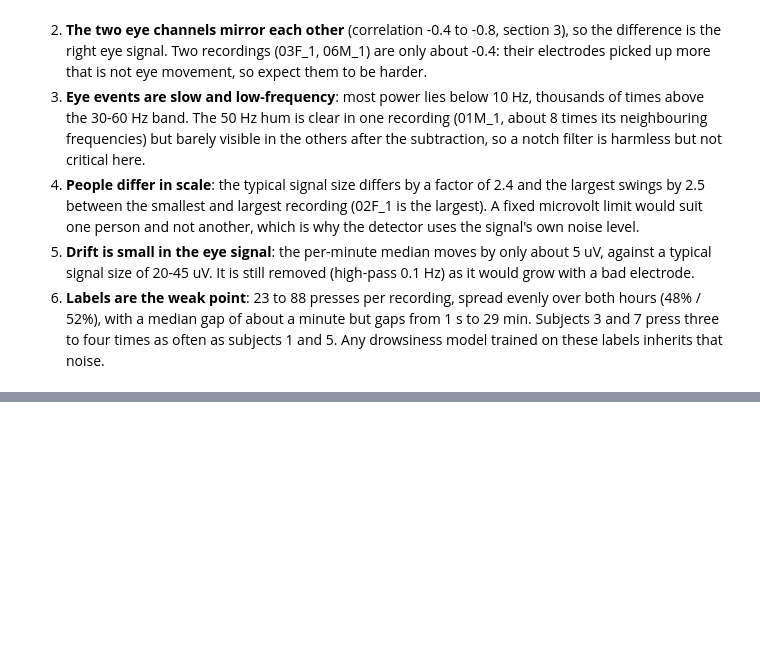
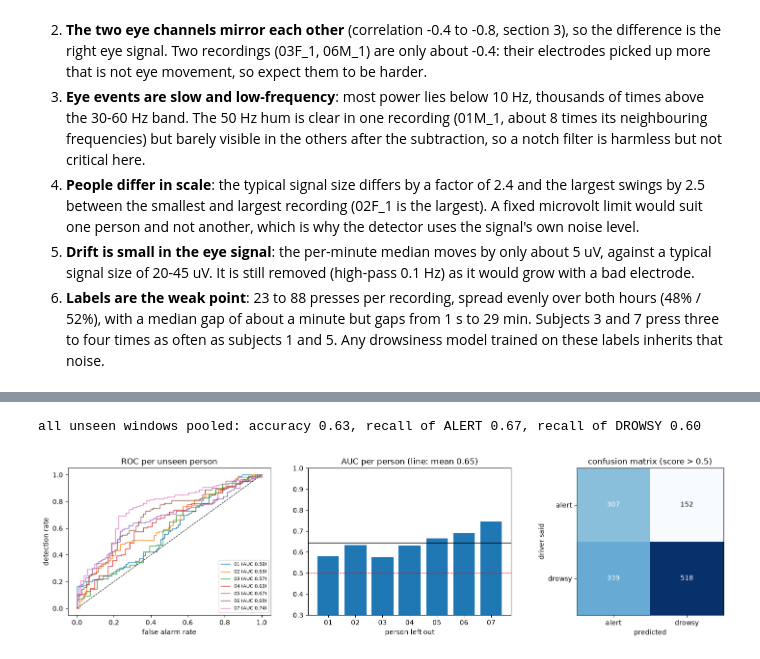
Before and after one commit to notchkillerAI/multimodal-drowsiness-detection, a Jupyter notebook: EOG_EDA.ipynb, the cells around one changed output, grey strips where cells are left out. Saved outputs shown, nothing was run; the diff lists cells and outputs as text; code cells hidden in the pictures; blank space fills up the shorter version.

```diff
--- a/EOG_EDA.ipynb
+++ b/EOG_EDA.ipynb
@@ -210,0 +337,20 @@ gap between two presses: median 62 s, shortest 1 s, longest 29 min
+# %%
+def fit(df):
+    pipe = make_pipeline(StandardScaler(), LogisticRegression(class_weight="balanced", C=0.3)).fit(df[FEATURES], df.label)
+    scaler, clf = pipe[0], pipe[1]
+    return LinearModel(scaler.mean_, scaler.scale_, clf.coef_[0], clf.intercept_[0])
+
+
+per_person, oof = {}, {}
+for person in labelled.subj.unique():
+    model = fit(labelled[labelled.subj != person])
+    test = labelled[labelled.subj == person].copy()
+    test["score"] = [model.score(r) for _, r in test.iterrows()]
+    oof[person] = test
+    fpr, tpr, _ = roc_curve(test.label, test.score)
+    per_person[person] = {"AUC": roc_auc_score(test.label, test.score), "fpr": fpr, "tpr": tpr,
+                          "drowsy windows": int(test.label.sum()), "alert windows": int((1 - test.label).sum())}
+result = pd.concat(oof.values())
+aucs = np.array([v["AUC"] for v in per_person.values()])
+print(f"AUC on unseen people: mean {aucs.mean():.2f}, spread (std) {aucs.std():.2f}, worst {aucs.min():.2f}, best {aucs.max():.2f}")
+pd.DataFrame({p: {k: v for k, v in d.items() if k not in ("fpr", "tpr")} for p, d in per_person.items()}).T.round(2)
@@ -210,0 +367,21 @@ gap between two presses: median 62 s, shortest 1 s, longest 29 min
+# %%
+pred = (result.score > 0.5).astype(int)
+cm = confusion_matrix(result.label, pred)
+recall_alert, recall_drowsy = cm[0, 0] / cm[0].sum(), cm[1, 1] / cm[1].sum()
+print(f"all unseen windows pooled: accuracy {np.mean(pred == result.label):.2f}, recall of ALERT {recall_alert:.2f}, recall of DROWSY {recall_drowsy:.2f}")
+
+fig, axes = plt.subplots(1, 3, figsize=(15, 4))
+for person, d in per_person.items():
+    axes[0].plot(d["fpr"], d["tpr"], lw=1, label=f"{person} (AUC {d['AUC']:.2f})")
+axes[0].plot([0, 1], [0, 1], "k--", lw=0.8); axes[0].legend(fontsize=7); axes[0].set_xlabel("false alarm rate"); axes[0].set_ylabel("detection rate"); axes[0].set_title("ROC per unseen person")
+axes[1].bar(list(per_person), [d["AUC"] for d in per_person.values()], color="tab:blue"); axes[1].axhline(0.5, color="r", ls="--", lw=0.8); axes[1].axhline(aucs.mean(), color="k", lw=1)
+axes[1].set_ylim(0.3, 1); axes[1].set_title(f"AUC per person (line: mean {aucs.mean():.2f})"); axes[1].set_xlabel("person left out")
+im = axes[2].imshow(cm, cmap="Blues")
+for (i, j), v in np.ndenumerate(cm):
+    axes[2].text(j, i, str(v), ha="center", va="center", color="white" if v > cm.max() / 2 else "black")
+axes[2].set_xticks([0, 1]); axes[2].set_xticklabels(["alert", "drowsy"]); axes[2].set_yticks([0, 1]); axes[2].set_yticklabels(["alert", "drowsy"])
+axes[2].set_xlabel("predicted"); axes[2].set_ylabel("driver said"); axes[2].set_title("confusion matrix (score > 0.5)")
+plt.tight_layout(); plt.show()
+# %% [output]
+all unseen windows pooled: accuracy 0.63, recall of ALERT 0.67, recall of DROWSY 0.60
+[figure, added]
```
Also changed, not shown: parts of 20 cells of this notebook, 4 other files.
